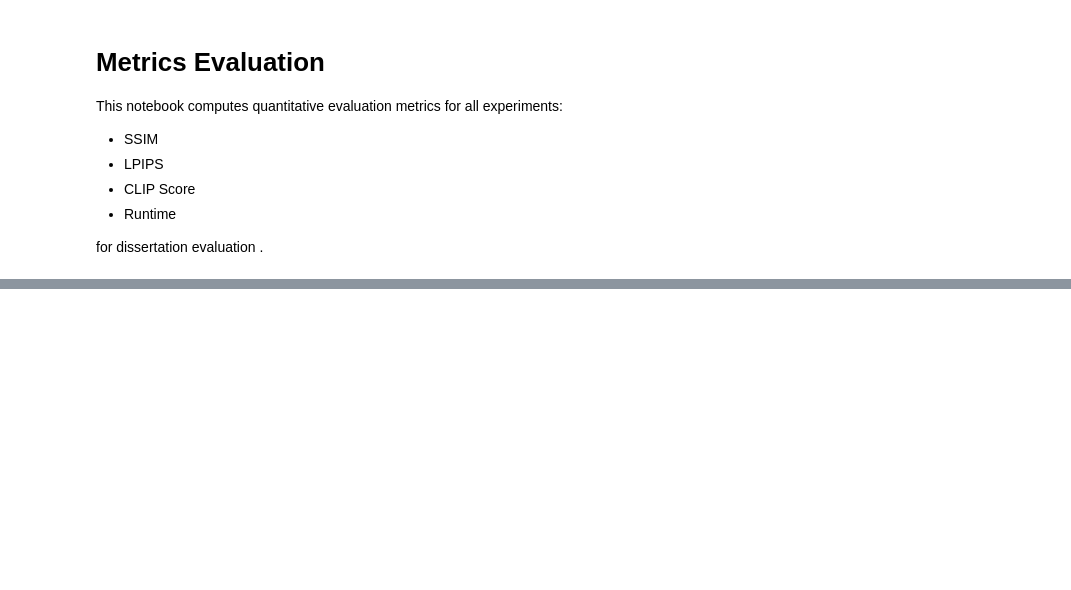
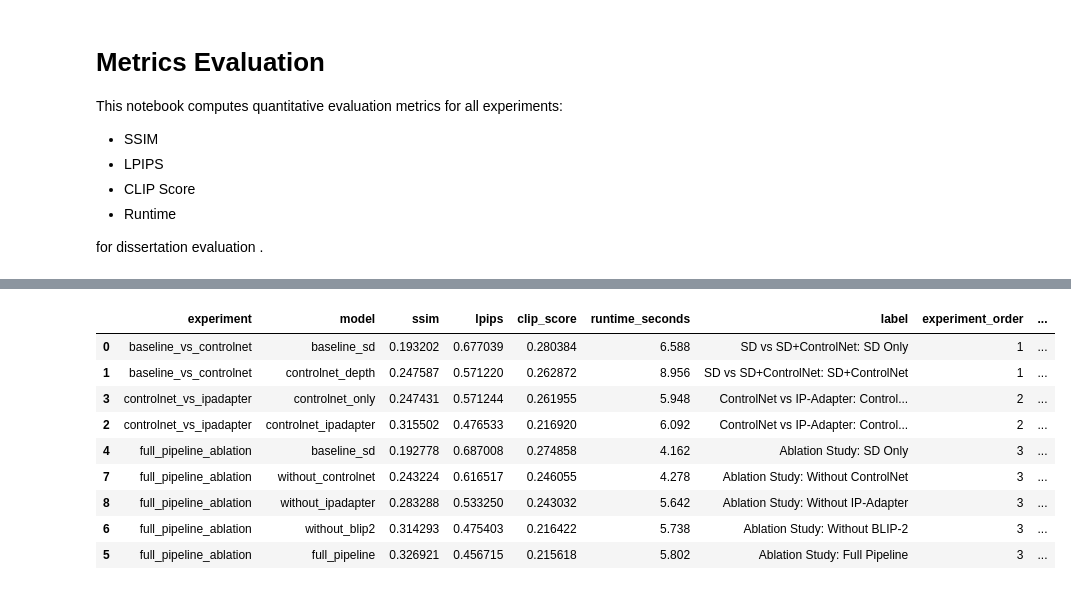
Before and after one commit to josephzl04/image-data-generation, a Jupyter notebook: notebooks/metrics_evaluation.ipynb, the cells around one changed output, grey strips where cells are left out. Drawn from its saved outputs; the diff is of its cells as text; code cells hidden in the pictures; blank space fills up the shorter version.

Commit message:
updating final summary table

```diff
--- a/notebooks/metrics_evaluation.ipynb
+++ b/notebooks/metrics_evaluation.ipynb
@@ -196,33 +235,65 @@ df.head()
 summary = df.groupby(["experiment", "model"]).agg({
     "ssim": "mean",
     "lpips": "mean",
     "clip_score": "mean",
     "runtime_seconds": "mean"
 }).reset_index()
 
 label_map = {
     ("baseline_vs_controlnet", "baseline_sd"): "SD vs SD+ControlNet: SD Only",
     ("baseline_vs_controlnet", "controlnet_depth"): "SD vs SD+ControlNet: SD+ControlNet",
 
     ("controlnet_vs_ipadapter", "controlnet_only"): "ControlNet vs IP-Adapter: ControlNet Only",
     ("controlnet_vs_ipadapter", "controlnet_ipadapter"): "ControlNet vs IP-Adapter: ControlNet+IP-Adapter",
 
     ("full_pipeline_ablation", "baseline_sd"): "Ablation Study: SD Only",
     ("full_pipeline_ablation", "without_controlnet"): "Ablation Study: Without ControlNet",
     ("full_pipeline_ablation", "without_ipadapter"): "Ablation Study: Without IP-Adapter",
     ("full_pipeline_ablation", "without_blip2"): "Ablation Study: Without BLIP-2",
     ("full_pipeline_ablation", "full_pipeline"): "Ablation Study: Full Pipeline",
 }
 
 summary["label"] = summary.apply(
     lambda row: label_map.get((row["experiment"], row["model"]), row["model"]),
     axis=1
 )
 
+experiment_order = {
+    "baseline_vs_controlnet": 1,
+    "controlnet_vs_ipadapter": 2,
+    "full_pipeline_ablation": 3
+}
+
+model_order = {
+    "baseline_sd": 1,
+    "controlnet_depth": 2,
+    "controlnet_only": 1,
+    "controlnet_ipadapter": 2,
+    "without_controlnet": 2,
+    "without_ipadapter": 3,
+    "without_blip2": 4,
+    "full_pipeline": 5
+}
+
+summary["experiment_order"] = summary["experiment"].map(experiment_order)
+summary["model_order"] = summary["model"].map(model_order)
+summary = summary.sort_values(["experiment_order", "model_order"])
+
 summary_path = os.path.join(metrics_dir, "metrics_average_summary.csv")
 summary.to_csv(summary_path, index=False)
 
 summary
+# %% [output]
+|  | experiment | model | ssim | lpips | clip_score | runtime_seconds | label | experiment_order | ... |
+| 0 | baseline_vs_controlnet | baseline_sd | 0.193202 | 0.677039 | 0.280384 | 6.588 | SD vs SD+ControlNet: SD Only | 1 | ... |
+| 1 | baseline_vs_controlnet | controlnet_depth | 0.247587 | 0.571220 | 0.262872 | 8.956 | SD vs SD+ControlNet: SD+ControlNet | 1 | ... |
+| 3 | controlnet_vs_ipadapter | controlnet_only | 0.247431 | 0.571244 | 0.261955 | 5.948 | ControlNet vs IP-Adapter: Control... | 2 | ... |
+| 2 | controlnet_vs_ipadapter | controlnet_ipadapter | 0.315502 | 0.476533 | 0.216920 | 6.092 | ControlNet vs IP-Adapter: Control... | 2 | ... |
+| 4 | full_pipeline_ablation | baseline_sd | 0.192778 | 0.687008 | 0.274858 | 4.162 | Ablation Study: SD Only | 3 | ... |
+| 7 | full_pipeline_ablation | without_controlnet | 0.243224 | 0.616517 | 0.246055 | 4.278 | Ablation Study: Without ControlNet | 3 | ... |
+| 8 | full_pipeline_ablation | without_ipadapter | 0.283288 | 0.533250 | 0.243032 | 5.642 | Ablation Study: Without IP-Adapter | 3 | ... |
+| 6 | full_pipeline_ablation | without_blip2 | 0.314293 | 0.475403 | 0.216422 | 5.738 | Ablation Study: Without BLIP-2 | 3 | ... |
+| 5 | full_pipeline_ablation | full_pipeline | 0.326921 | 0.456715 | 0.215618 | 5.802 | Ablation Study: Full Pipeline | 3 | ... |
 # %%
 plt.figure(figsize=(12, 6))
 summary.sort_values("ssim").plot(
```
Also changed, not shown: parts of 16 cells of this notebook.
